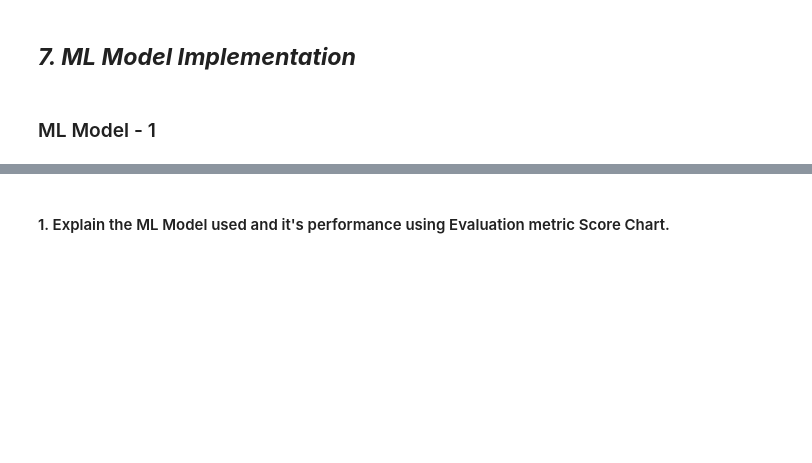
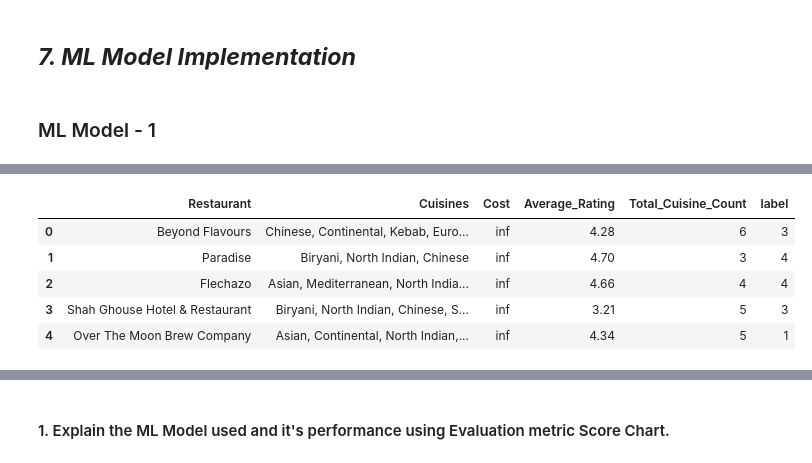
Before and after one commit to ruksz/Zomato-Restaurant---Unsupervised-ML, a Jupyter notebook: Unsupervised_ML_Zomato_Analysis.ipynb, the cells around one changed output, grey strips where cells are left out. Saved outputs shown, nothing was run; the diff lists cells and outputs as text; code cells hidden in the pictures; blank space fills up the shorter version.

```diff
--- a/Unsupervised_ML_Zomato_Analysis.ipynb
+++ b/Unsupervised_ML_Zomato_Analysis.ipynb
@@ -1717,0 +1954,5 @@ Answer Here.
+# %%
+#making df for pca
+kmeans_pca_df = pd.DataFrame(df_pca,columns=['PC1','PC2','PC3'],index=scaled_df.index)
+kmeans_pca_df["label"] = label
+kmeans_pca_df.sample(2)
@@ -1717,0 +1964,5 @@ Answer Here.
+# %%
+#joining the cluster labels to names dataframe
+dummy_cluster.set_index(['Restaurant'],inplace=True)
+dummy_cluster = dummy_cluster.join(kmeans_pca_df['label'])
+dummy_cluster.sample(2)
@@ -1717,0 +1975,4 @@ Answer Here.
+# %%
+#changing back cost value to original from log1p done during transformation
+dummy_cluster['Cost'] = np.expm1(dummy_cluster['Cost'])
+dummy_cluster.sample(2)
@@ -1717,0 +1985,13 @@ Answer Here.
+# %%
+#creating df to store cluster data
+clustering_result = dummy_cluster.copy().reset_index()
+clustering_result = hotel[['Restaurant','Cuisines']].merge(clustering_result[['Restaurant','Cost',
+                  'Average_Rating',	'Total_Cuisine_Count','label']], on = 'Restaurant')
+clustering_result.head()
+# %% [output]
+|  | Restaurant | Cuisines | Cost | Average_Rating | Total_Cuisine_Count | label |
+| 0 | Beyond Flavours | Chinese, Continental, Kebab, Euro... | inf | 4.28 | 6 | 3 |
+| 1 | Paradise | Biryani, North Indian, Chinese | inf | 4.70 | 3 | 4 |
+| 2 | Flechazo | Asian, Mediterranean, North India... | inf | 4.66 | 4 | 4 |
+| 3 | Shah Ghouse Hotel & Restaurant | Biryani, North Indian, Chinese, S... | inf | 3.21 | 5 | 3 |
+| 4 | Over The Moon Brew Company | Asian, Continental, North Indian,... | inf | 4.34 | 5 | 1 |
```
Also changed, not shown: parts of 71 cells of this notebook.
